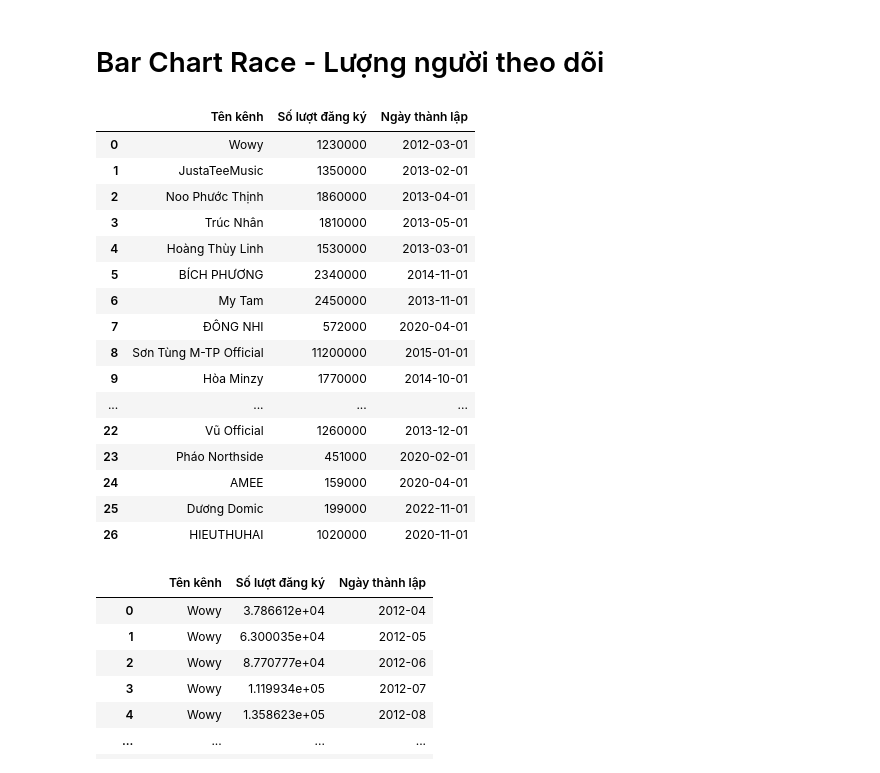
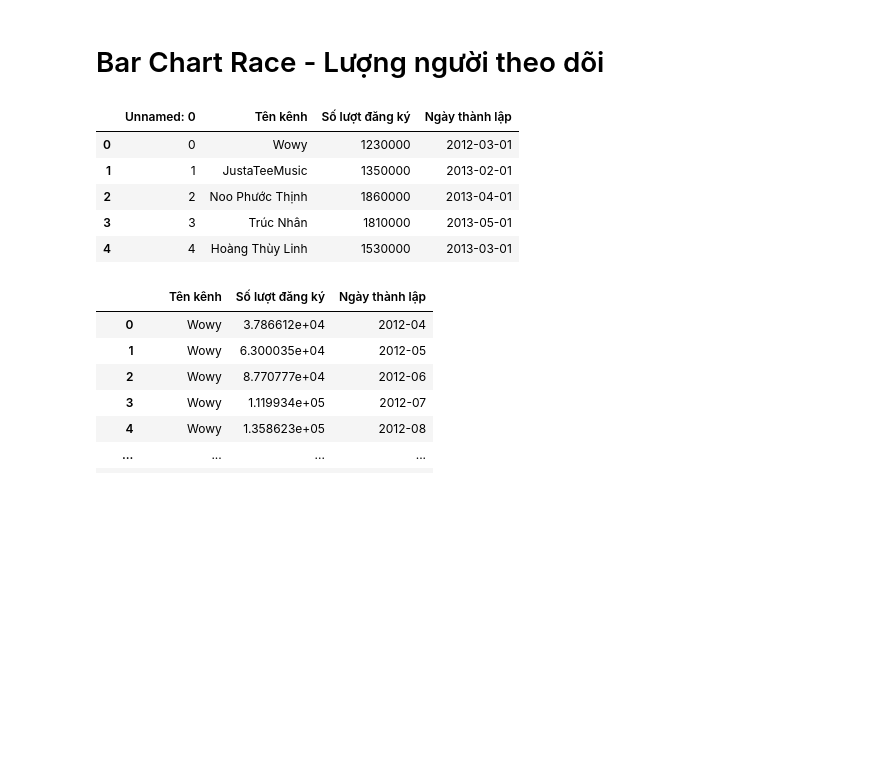
Before and after one commit to linkoc119/BTL.EelSoup, a Jupyter notebook: DataAnalysis.ipynb, the cells around one changed output. Cells and saved outputs as stored; diff of their text form; code cells hidden in the pictures; blank space fills up the shorter version.

```diff
--- a/DataAnalysis.ipynb
+++ b/DataAnalysis.ipynb
@@ -117,25 +120,14 @@ pivot_favorite.to_csv('./pivot_favorite.csv', index=False)
 # %%
 channel_df = pd.read_csv('./channel_stats.csv')
 channel_df['Ngày thành lập'] = pd.to_datetime(channel_df['Ngày thành lập'])
-channel_df
+channel_df.head()
 # %% [output]
-|  | Tên kênh | Số lượt đăng ký | Ngày thành lập |
-| 0 | Wowy | 1230000 | 2012-03-01 |
-| 1 | JustaTeeMusic | 1350000 | 2013-02-01 |
-| 2 | Noo Phước Thịnh | 1860000 | 2013-04-01 |
-| 3 | Trúc Nhân | 1810000 | 2013-05-01 |
-| 4 | Hoàng Thùy Linh | 1530000 | 2013-03-01 |
-| 5 | BÍCH PHƯƠNG | 2340000 | 2014-11-01 |
-| 6 | My Tam | 2450000 | 2013-11-01 |
-| 7 | ĐÔNG NHI | 572000 | 2020-04-01 |
-| 8 | Sơn Tùng M-TP Official | 11200000 | 2015-01-01 |
-| 9 | Hòa Minzy | 1770000 | 2014-10-01 |
-| ... | ... | ... | ... |
-| 22 | Vũ Official | 1260000 | 2013-12-01 |
-| 23 | Pháo Northside | 451000 | 2020-02-01 |
-| 24 | AMEE | 159000 | 2020-04-01 |
-| 25 | Dương Domic | 199000 | 2022-11-01 |
-| 26 | HIEUTHUHAI | 1020000 | 2020-11-01 |
+|  | Unnamed: 0 | Tên kênh | Số lượt đăng ký | Ngày thành lập |
+| 0 | 0 | Wowy | 1230000 | 2012-03-01 |
+| 1 | 1 | JustaTeeMusic | 1350000 | 2013-02-01 |
+| 2 | 2 | Noo Phước Thịnh | 1860000 | 2013-04-01 |
+| 3 | 3 | Trúc Nhân | 1810000 | 2013-05-01 |
+| 4 | 4 | Hoàng Thùy Linh | 1530000 | 2013-03-01 |
 # %%
 channel_names = []
 subscribers = []
```
Also changed, not shown: parts of 4 cells of this notebook, 5 other files.
